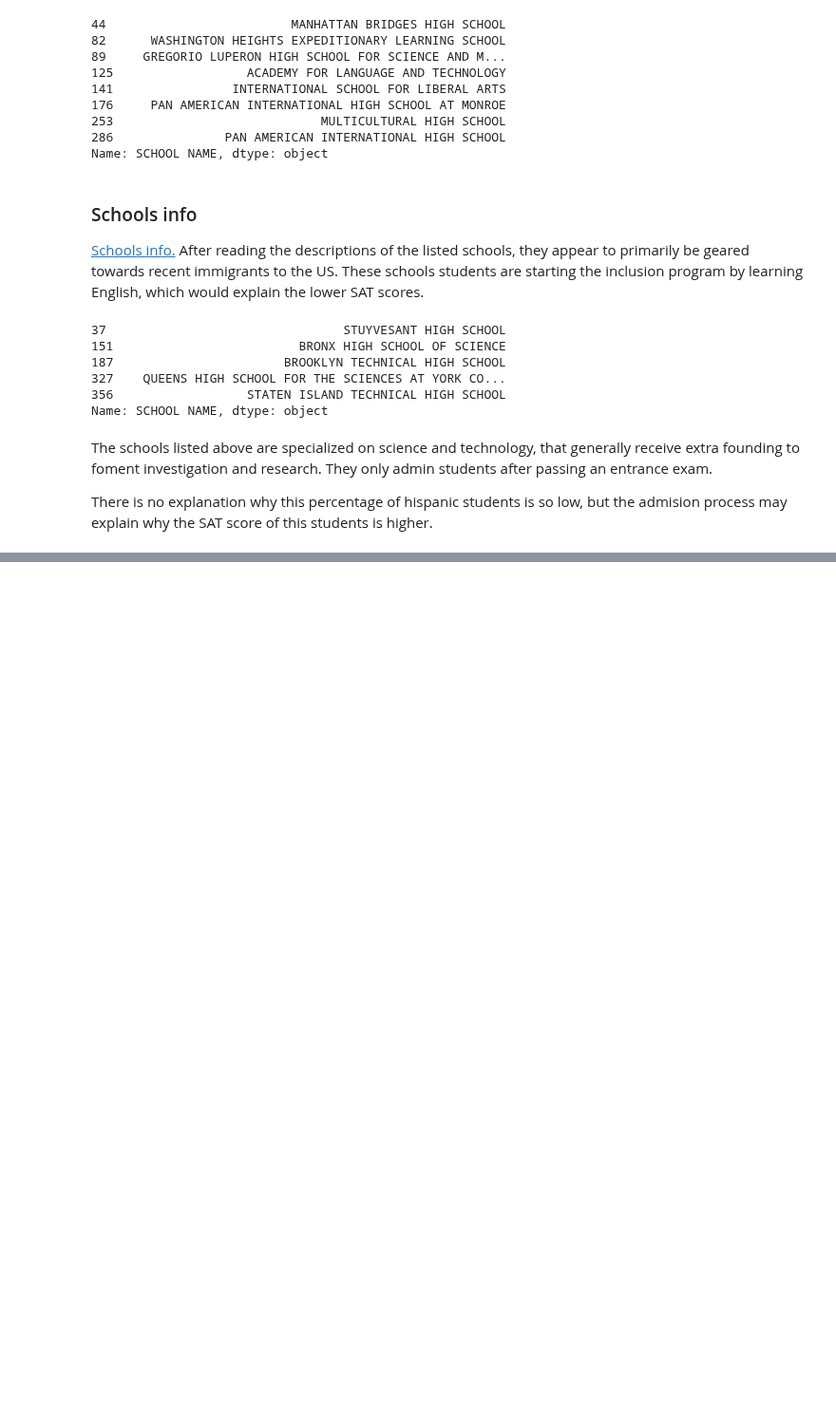
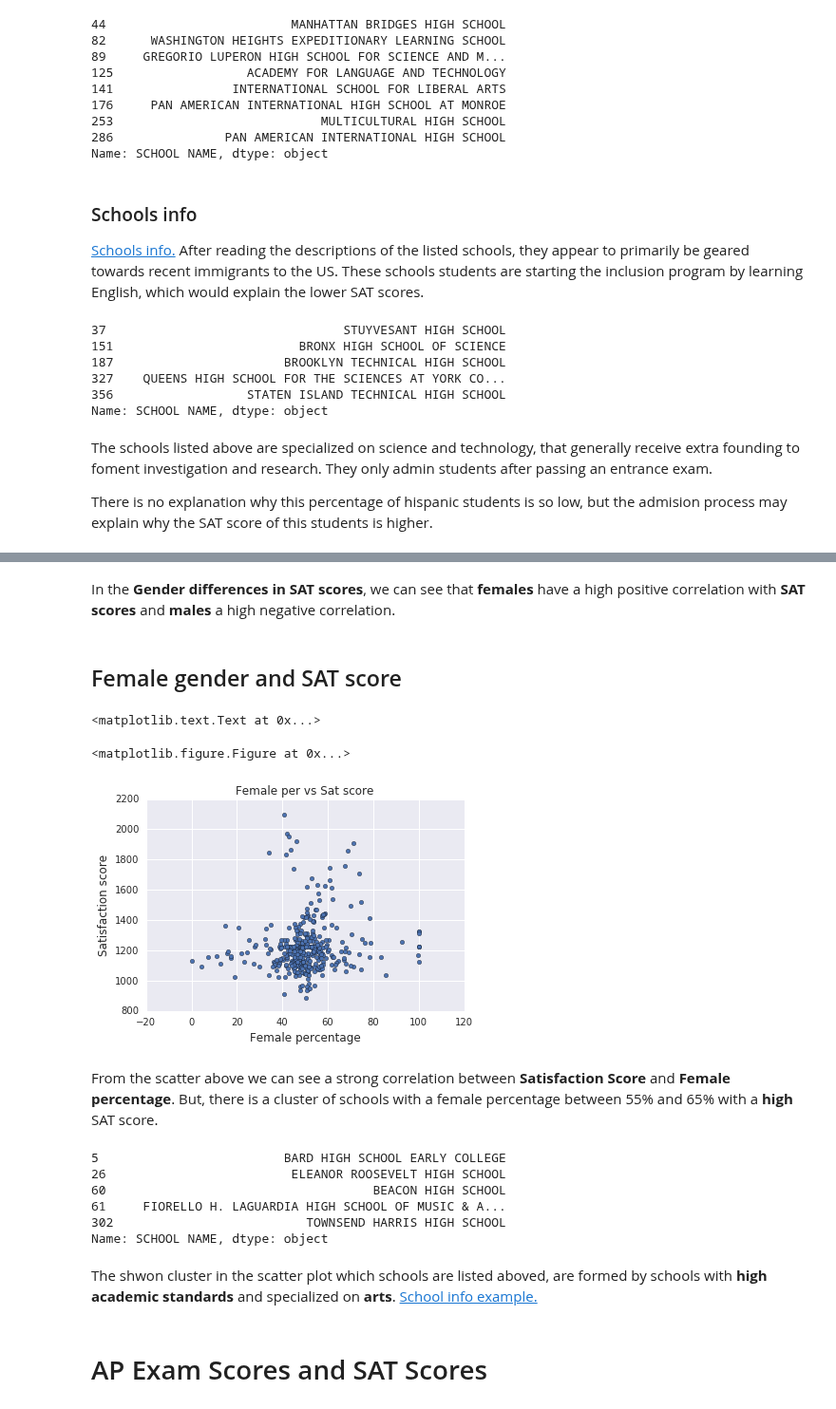
Before and after one commit to raduspaimoc/DataQuest-Projects, a Jupyter notebook: Analyzing NYC High School Data/Schools.ipynb, the cells around one changed output, grey strips where cells are left out. Shown at 95% size. Cells and saved outputs as stored; diff of their text form; code cells hidden in the pictures; blank space fills up the shorter version.

```diff
--- a/Analyzing NYC High School Data/Schools.ipynb
+++ b/Analyzing NYC High School Data/Schools.ipynb
@@ -335,0 +347,31 @@ There is no explanation why this percentage of hispanic students is so low, but
+# %% [markdown]
+In the **Gender differences in SAT scores**, we can see that **females** have a high positive correlation with **SAT scores** and **males** a high negative correlation.
+# %% [markdown]
+## Female gender and SAT score
+# %%
+plt.figure(figsize=(20, 10))
+ax = combined.plot.scatter('female_per', 'sat_score')
+ax.set_title("Female per vs Sat score")
+ax.set_xlabel("Female percentage",fontsize=12)
+ax.set_ylabel("Satisfaction score",fontsize=12)
+# %% [output]
+<matplotlib.text.Text at 0x...>
+<matplotlib.figure.Figure at 0x...>
+[figure, added]
+# %% [markdown]
+From the scatter above we can see a strong correlation between **Satisfaction Score** and **Female percentage**. But, there is a cluster of schools with a female percentage between 55% and 65% with a **high** SAT score.
+# %%
+combined[(
+    combined["female_per"] > 60) &
+    (combined["sat_score"] > 1700)]["SCHOOL NAME"]
+# %% [output]
+5                         BARD HIGH SCHOOL EARLY COLLEGE
+26                         ELEANOR ROOSEVELT HIGH SCHOOL
+60                                    BEACON HIGH SCHOOL
+61     FIORELLO H. LAGUARDIA HIGH SCHOOL OF MUSIC & A...
+302                          TOWNSEND HARRIS HIGH SCHOOL
+Name: SCHOOL NAME, dtype: object
+# %% [markdown]
+The shwon cluster in the scatter plot which schools are listed aboved, are formed by schools with **high academic standards** and specialized on **arts**. <a href="https://en.wikipedia.org/wiki/Bard_High_School_Early_College" > School info example.</a>
+# %% [markdown]
+# AP Exam Scores and SAT Scores
```
Also changed, not shown: parts of 7 cells of this notebook, 9 other files.
